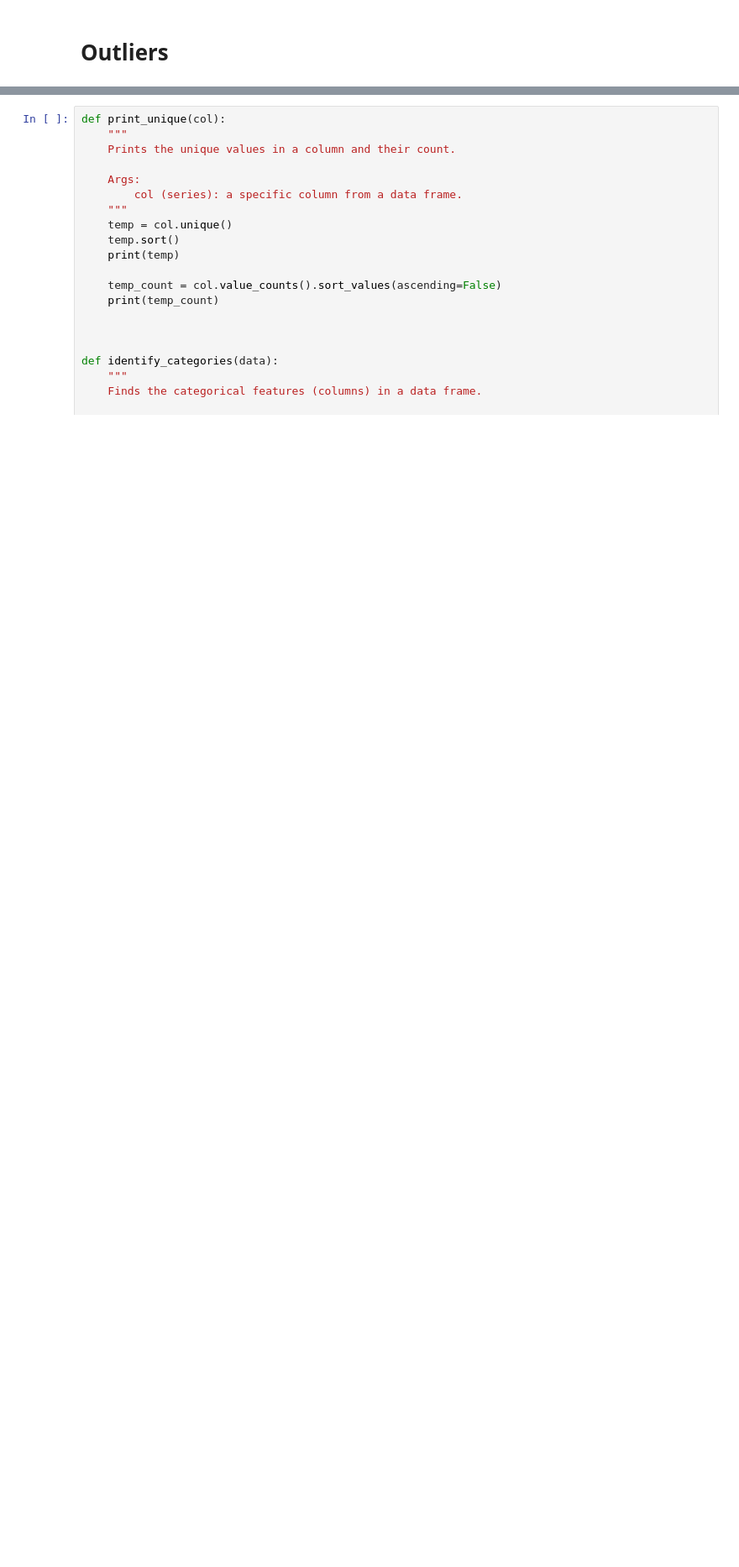
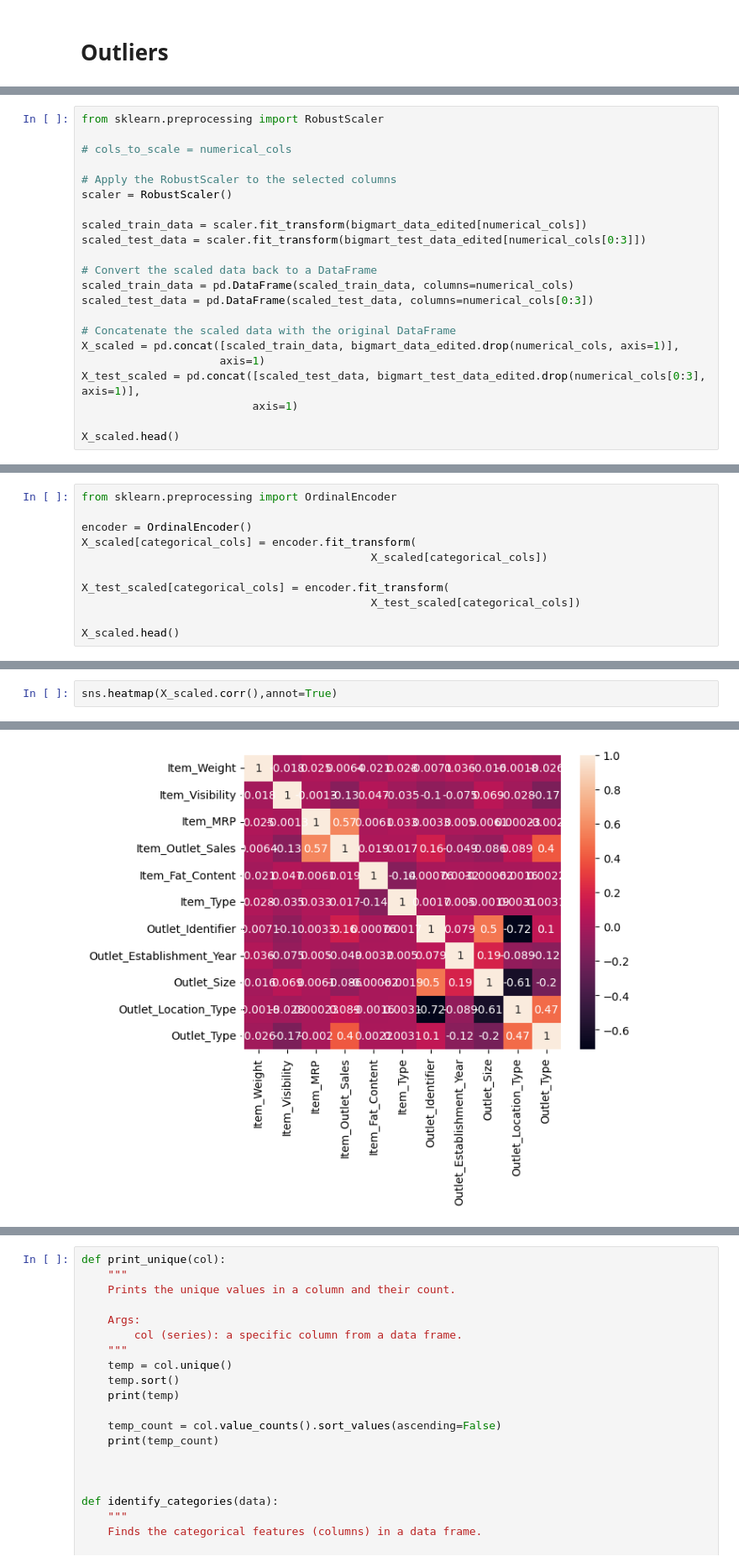
Before and after one commit to Technocolabs100/BigMart-Product-Outlet-Sales-Analysis-and-Prediction, a Jupyter notebook: BigMart_Project_Data_Preprocessing.ipynb, the cells around one changed output, grey strips where cells are left out. Shown at 84% size. Saved outputs shown, nothing was run; the diff lists cells and outputs as text; blank space fills up the shorter version.

```diff
--- a/BigMart_Project_Data_Preprocessing.ipynb
+++ b/BigMart_Project_Data_Preprocessing.ipynb
@@ -177,0 +192,22 @@ for n, column in enumerate(columns):
+# %%
+from sklearn.preprocessing import RobustScaler
+
+# cols_to_scale = numerical_cols
+
+# Apply the RobustScaler to the selected columns
+scaler = RobustScaler()
+
+scaled_train_data = scaler.fit_transform(bigmart_data_edited[numerical_cols])
+scaled_test_data = scaler.fit_transform(bigmart_test_data_edited[numerical_cols[0:3]])
+
+# Convert the scaled data back to a DataFrame
+scaled_train_data = pd.DataFrame(scaled_train_data, columns=numerical_cols)
+scaled_test_data = pd.DataFrame(scaled_test_data, columns=numerical_cols[0:3])
+
+# Concatenate the scaled data with the original DataFrame
+X_scaled = pd.concat([scaled_train_data, bigmart_data_edited.drop(numerical_cols, axis=1)],
+                     axis=1)
+X_test_scaled = pd.concat([scaled_test_data, bigmart_test_data_edited.drop(numerical_cols[0:3], axis=1)],
+                          axis=1)
+
+X_scaled.head()
@@ -177,0 +230,11 @@ for n, column in enumerate(columns):
+# %%
+from sklearn.preprocessing import OrdinalEncoder
+
+encoder = OrdinalEncoder()
+X_scaled[categorical_cols] = encoder.fit_transform(
+                                            X_scaled[categorical_cols])
+
+X_test_scaled[categorical_cols] = encoder.fit_transform(
+                                            X_test_scaled[categorical_cols])
+
+X_scaled.head()
@@ -177,0 +257,3 @@ for n, column in enumerate(columns):
+# %%
+sns.heatmap(X_scaled.corr(),annot=True)
+# %% [output]
@@ -177,0 +261 @@ for n, column in enumerate(columns):
+[figure, added]
```
Also changed, not shown: parts of 20 cells of this notebook.
